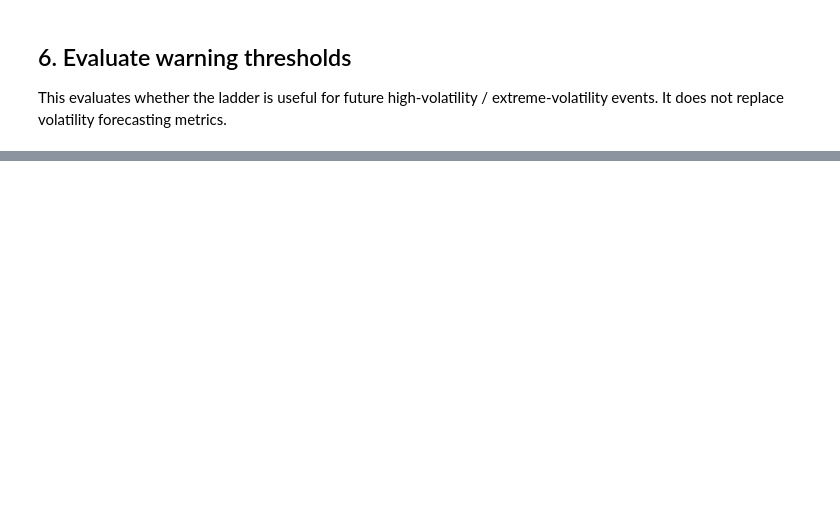
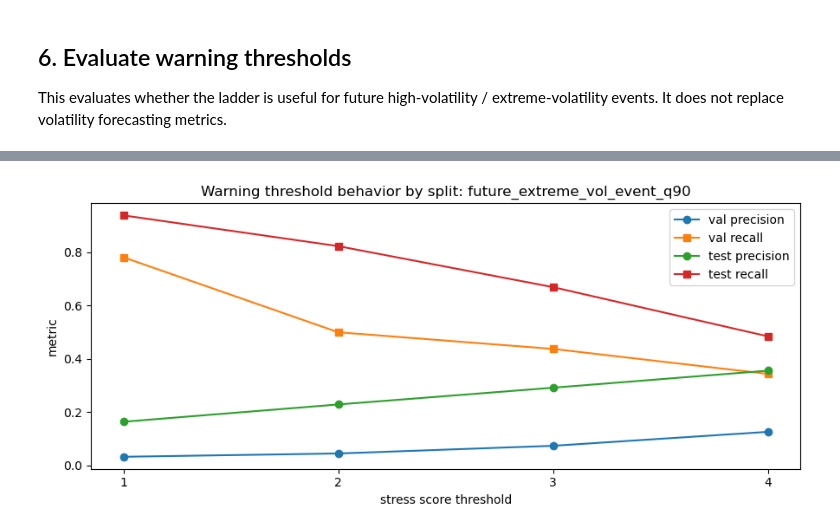
Before and after one commit to friedsam/qpitome-qrc-volatility, a Jupyter notebook: notebooks/phase2_stress_regime_candidate_analysis.ipynb, the cells around one changed output, grey strips where cells are left out. Saved outputs shown, nothing was run; the diff lists cells and outputs as text; code cells hidden in the pictures; blank space fills up the shorter version.

Commit message:
Add stress regime ladder and QRC prediction export

```diff
--- a/notebooks/phase2_stress_regime_candidate_analysis.ipynb
+++ b/notebooks/phase2_stress_regime_candidate_analysis.ipynb
@@ -255,0 +641,22 @@ plt.show()
+# %%
+event_to_plot = "future_extreme_vol_event_q90"
+plot_df = split_ladder_eval[split_ladder_eval["event"] == event_to_plot].copy()
+
+fig, ax = plt.subplots(figsize=(9, 4))
+
+for split_name in ["val", "test"]:
+    part = plot_df[plot_df["split"] == split_name].sort_values("threshold")
+    ax.plot(part["threshold"], part["precision"], marker="o", label=f"{split_name} precision")
+    ax.plot(part["threshold"], part["recall"], marker="s", label=f"{split_name} recall")
+
+ax.set_title(f"Warning threshold behavior by split: {event_to_plot}")
+ax.set_xlabel("stress score threshold")
+ax.set_ylabel("metric")
+ax.set_xticks(sorted(plot_df["threshold"].unique()))
+ax.legend()
+
+fig.tight_layout()
+fig.savefig(out_fig_dir / "phase2_stress_ladder_eval_by_split.png", dpi=180)
+plt.show()
+# %% [output]
+[figure, added]
```
Also changed, not shown: parts of 30 cells of this notebook, 1 other file.
